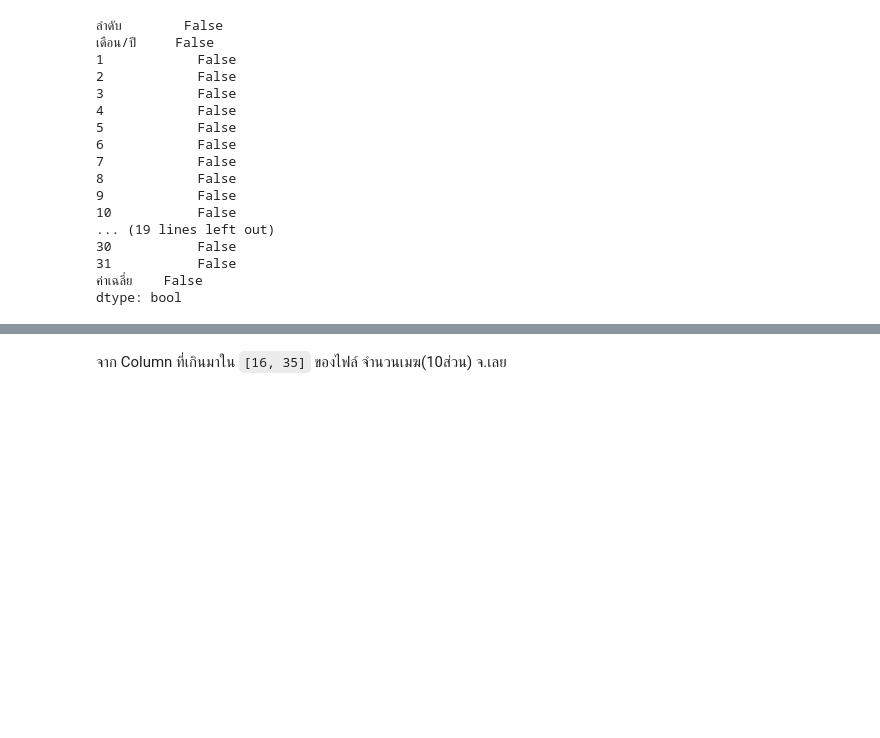
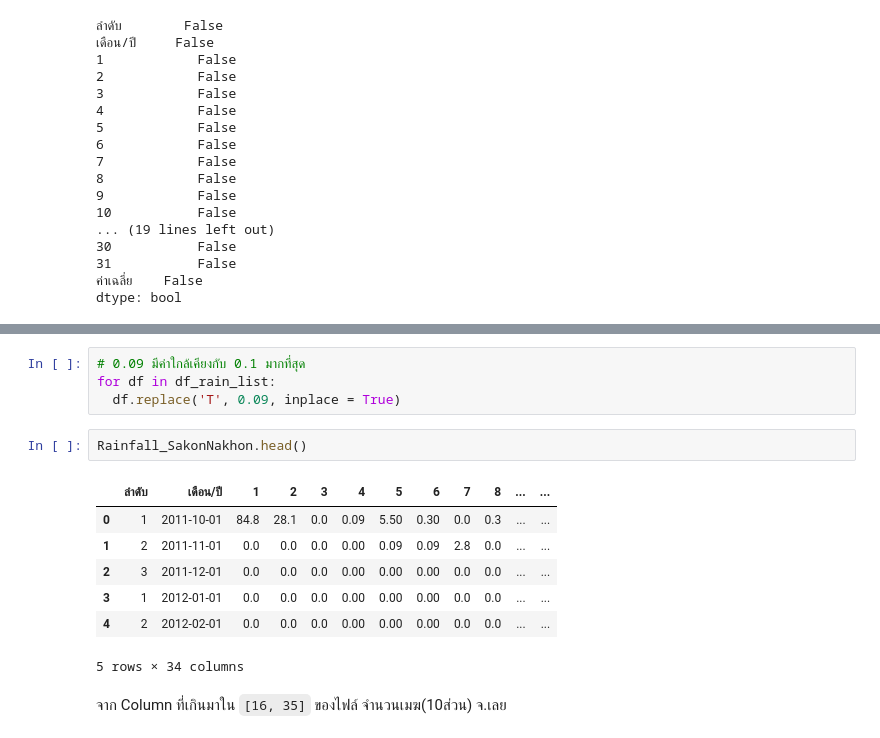
Before and after one commit to Ratchanontt/BSC_DPDM23, a Jupyter notebook: midterm_bscdpdm23.ipynb, the cells around one changed output, grey strips where cells are left out. Saved outputs shown, nothing was run; the diff lists cells and outputs as text; blank space fills up the shorter version.

```diff
--- a/midterm_bscdpdm23.ipynb
+++ b/midterm_bscdpdm23.ipynb
@@ -384,3 +394,17 @@ Air_Pressure_KhonKaen.replace('-', np.NaN)
+# %%
+# 0.09 มีค่าใกล้เคียงกับ 0.1 มากที่สุด
+for df in df_rain_list:
+  df.replace('T', 0.09, inplace = True)
+# %%
+Rainfall_SakonNakhon.head()
+# %% [output]
+|  | ลำดับ | เดือน/ปี | 1 | 2 | 3 | 4 | 5 | 6 | 7 | 8 | ... | ... |
+| 0 | 1 | 2011-10-01 | 84.8 | 28.1 | 0.0 | 0.09 | 5.50 | 0.30 | 0.0 | 0.3 | ... | ... |
+| 1 | 2 | 2011-11-01 | 0.0 | 0.0 | 0.0 | 0.00 | 0.09 | 0.09 | 2.8 | 0.0 | ... | ... |
+| 2 | 3 | 2011-12-01 | 0.0 | 0.0 | 0.0 | 0.00 | 0.00 | 0.00 | 0.0 | 0.0 | ... | ... |
+| 3 | 1 | 2012-01-01 | 0.0 | 0.0 | 0.0 | 0.00 | 0.00 | 0.00 | 0.0 | 0.0 | ... | ... |
+| 4 | 2 | 2012-02-01 | 0.0 | 0.0 | 0.0 | 0.00 | 0.00 | 0.00 | 0.0 | 0.0 | ... | ... |
+5 rows × 34 columns
 # %% [markdown]
 จาก Column ที่เกินมาใน `[16, 35]` ของไฟล์ จำนวนเมฆ(10ส่วน) จ.เลย
 # %%
```
Also changed, not shown: parts of 32 cells of this notebook.
